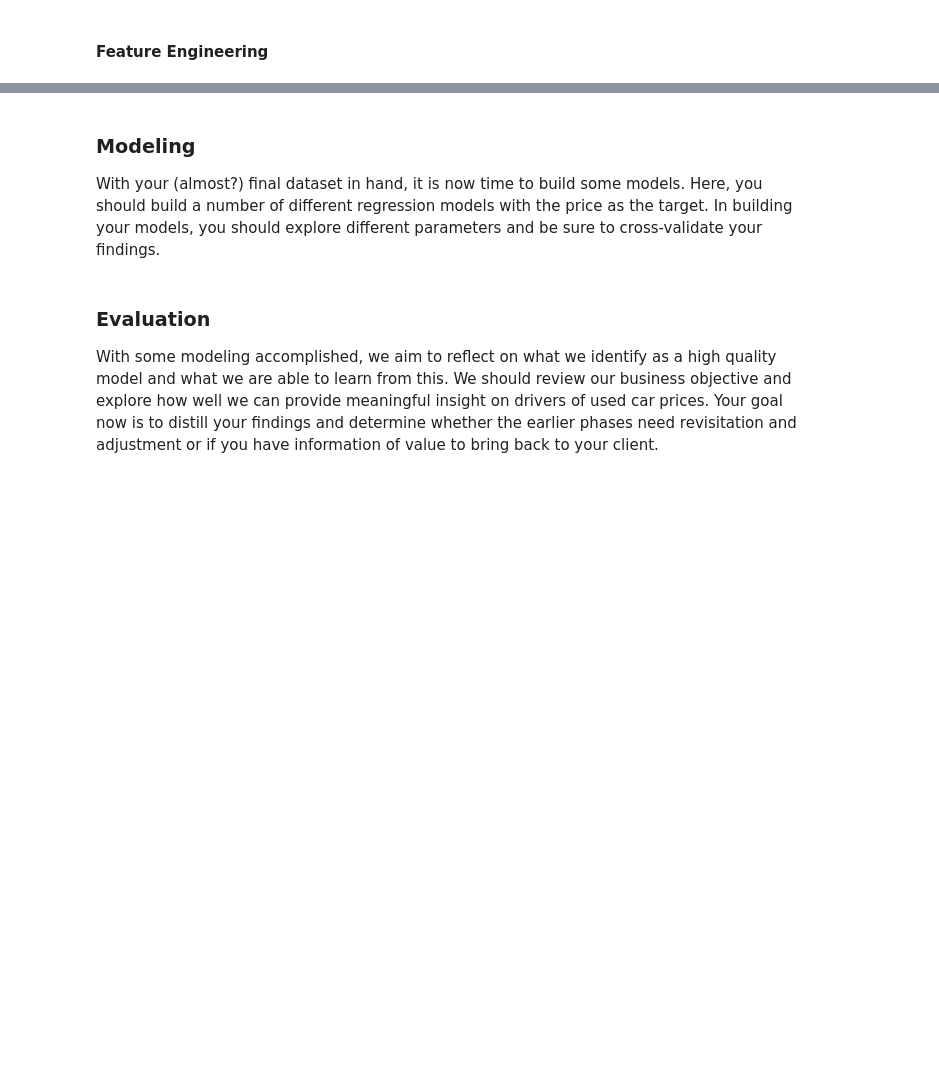
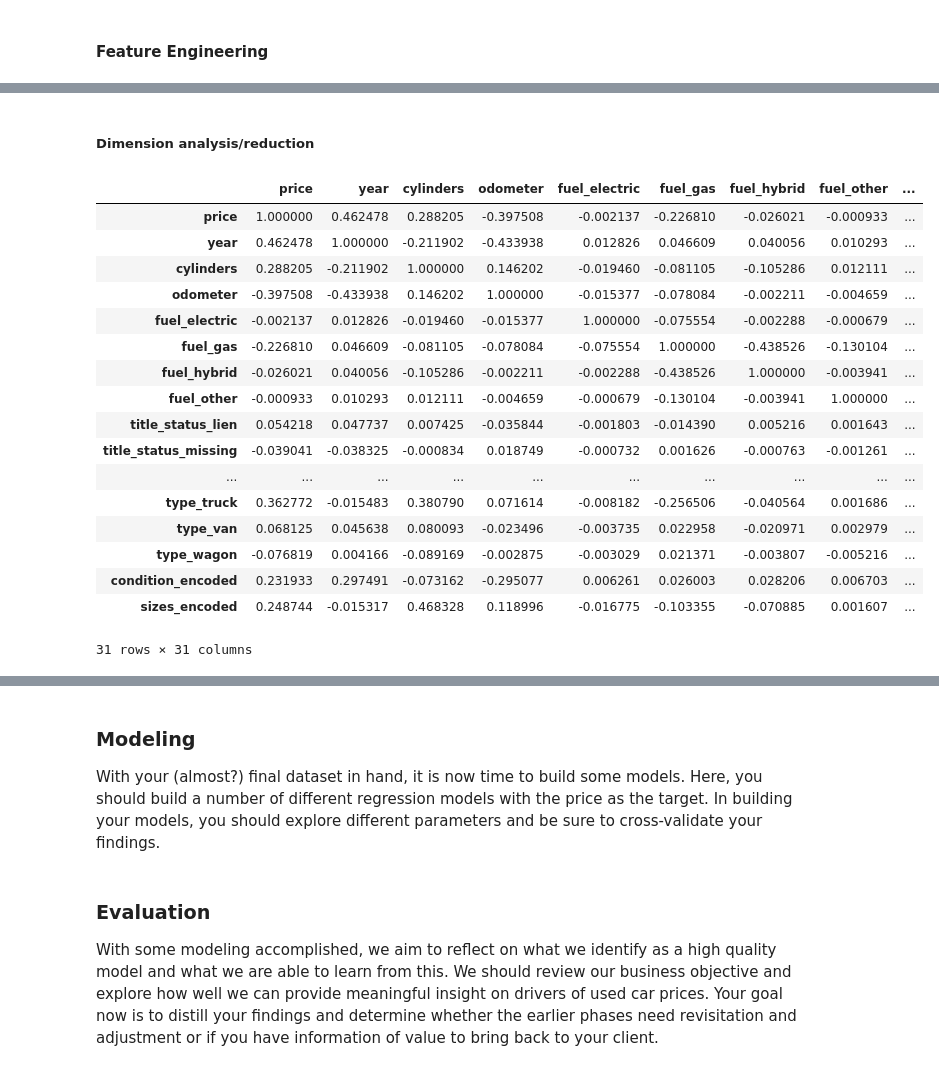
Before and after one commit to jheberer/Berkeley-Profession-Certificate-in-ML---Assignment-2, a Jupyter notebook: car_price.ipynb, the cells around one changed output, grey strips where cells are left out. Cells and saved outputs as stored; diff of their text form; code cells hidden in the pictures; blank space fills up the shorter version.

```diff
--- a/car_price.ipynb
+++ b/car_price.ipynb
@@ -347,0 +430,12 @@ for column in numerics:
+# %%
+# size
+# execute encoding
+sizes = data[['size']].values.reshape(-1,1)
+
+
+size_encoder = OrdinalEncoder(categories=[['sub-compact', 'compact', 'mid-size', 'full-size']])
+sizes_encoded = size_encoder.fit_transform(sizes)
+
+data['sizes_encoded'] = sizes_encoded
+
+pd.crosstab(data['sizes_encoded'], data['size'])
@@ -347,0 +465,3 @@ for column in numerics:
+# %%
+data = data.query("cylinders != 'other'")
+data['cylinders'].value_counts()
@@ -347,0 +477,16 @@ for column in numerics:
+# %%
+# mapping
+# create a mapping so we can impute income
+cylinder_mapping = {
+    '3 cylinders': 3,
+    '4 cylinders': 4,
+    '5 cylinders': 5,
+    '6 cylinders': 6,
+    '8 cylinders': 8,
+    '10 cylinders': 10,
+    '12 cylinders': 12
+}
+
+data['cylinders'] = data['cylinders'].replace(cylinder_mapping)
+data['cylinders'] = pd.to_numeric(data['cylinders'], errors='coerce')
+data['cylinders'].value_counts()
@@ -347,0 +502,7 @@ for column in numerics:
+# %%
+# wrap everything up by dropping size and condition. not necessary to drop
+# cylinder, as that was replaced
+
+data.drop('size', axis=1, inplace=True)
+data.drop('condition', axis=1, inplace=True)
+data.head(6)
@@ -347,0 +518,24 @@ for column in numerics:
+# %% [markdown]
+##### Dimension analysis/reduction
+# %%
+correlation_matrix = data.corr()
+correlation_matrix
+# %% [output]
+|  | price | year | cylinders | odometer | fuel_electric | fuel_gas | fuel_hybrid | fuel_other | ... |
+| price | 1.000000 | 0.462478 | 0.288205 | -0.397508 | -0.002137 | -0.226810 | -0.026021 | -0.000933 | ... |
+| year | 0.462478 | 1.000000 | -0.211902 | -0.433938 | 0.012826 | 0.046609 | 0.040056 | 0.010293 | ... |
+| cylinders | 0.288205 | -0.211902 | 1.000000 | 0.146202 | -0.019460 | -0.081105 | -0.105286 | 0.012111 | ... |
+| odometer | -0.397508 | -0.433938 | 0.146202 | 1.000000 | -0.015377 | -0.078084 | -0.002211 | -0.004659 | ... |
+| fuel_electric | -0.002137 | 0.012826 | -0.019460 | -0.015377 | 1.000000 | -0.075554 | -0.002288 | -0.000679 | ... |
+| fuel_gas | -0.226810 | 0.046609 | -0.081105 | -0.078084 | -0.075554 | 1.000000 | -0.438526 | -0.130104 | ... |
+| fuel_hybrid | -0.026021 | 0.040056 | -0.105286 | -0.002211 | -0.002288 | -0.438526 | 1.000000 | -0.003941 | ... |
+| fuel_other | -0.000933 | 0.010293 | 0.012111 | -0.004659 | -0.000679 | -0.130104 | -0.003941 | 1.000000 | ... |
+| title_status_lien | 0.054218 | 0.047737 | 0.007425 | -0.035844 | -0.001803 | -0.014390 | 0.005216 | 0.001643 | ... |
+| title_status_missing | -0.039041 | -0.038325 | -0.000834 | 0.018749 | -0.000732 | 0.001626 | -0.000763 | -0.001261 | ... |
+| ... | ... | ... | ... | ... | ... | ... | ... | ... | ... |
+| type_truck | 0.362772 | -0.015483 | 0.380790 | 0.071614 | -0.008182 | -0.256506 | -0.040564 | 0.001686 | ... |
+| type_van | 0.068125 | 0.045638 | 0.080093 | -0.023496 | -0.003735 | 0.022958 | -0.020971 | 0.002979 | ... |
+| type_wagon | -0.076819 | 0.004166 | -0.089169 | -0.002875 | -0.003029 | 0.021371 | -0.003807 | -0.005216 | ... |
+| condition_encoded | 0.231933 | 0.297491 | -0.073162 | -0.295077 | 0.006261 | 0.026003 | 0.028206 | 0.006703 | ... |
+| sizes_encoded | 0.248744 | -0.015317 | 0.468328 | 0.118996 | -0.016775 | -0.103355 | -0.070885 | 0.001607 | ... |
+31 rows × 31 columns
```
Also changed, not shown: parts of 24 cells of this notebook.
